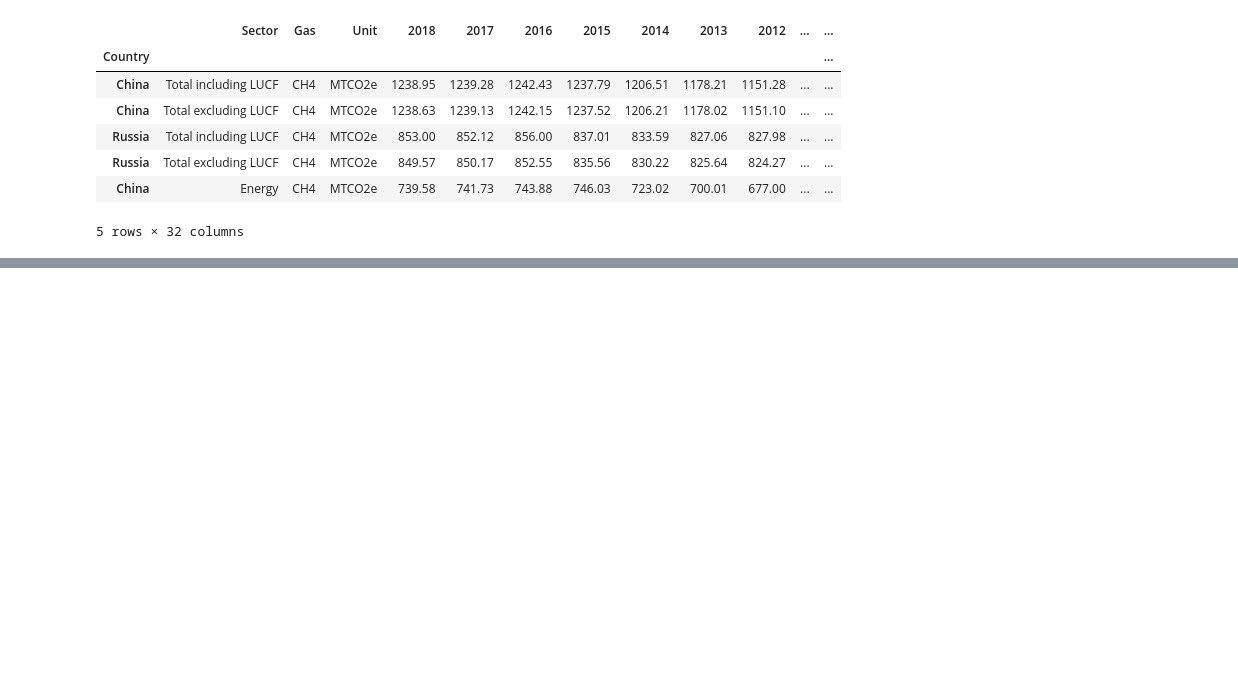
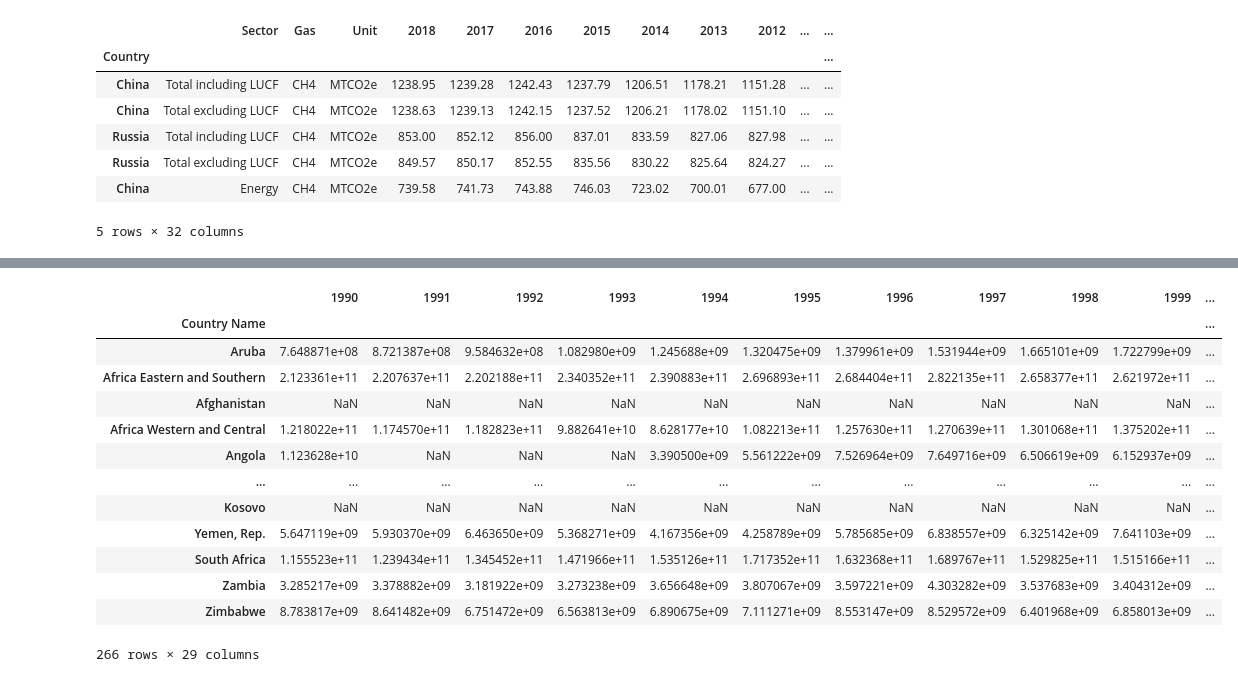
Before and after one commit to OxanaDrotieva/Methane_emissions_analysis, a Jupyter notebook: methane-emissions.ipynb, the cells around one changed output, grey strips where cells are left out. Saved outputs shown, nothing was run; the diff lists cells and outputs as text; code cells hidden in the pictures; blank space fills up the shorter version.

Commit message:
adding GDP data, exploratory analysis

```diff
--- a/methane-emissions.ipynb
+++ b/methane-emissions.ipynb
@@ -18,0 +44,5 @@ methane_emissions.head()
+# %%
+# GDP data to Load
+file = "World GDP Data.xls"
+GDP = pd.read_excel(file, index_col=0)
+GDP.head()
@@ -18,0 +58,19 @@ methane_emissions.head()
+# %%
+# Drop unused GDP columns
+GDP_df = GDP.drop(columns = ["Country Code", "Indicator Name", "Indicator Code", "2019", "2020"])
+GDP_df
+# %% [output]
+|  | 1990 | 1991 | 1992 | 1993 | 1994 | 1995 | 1996 | 1997 | 1998 | 1999 | ... |
+| Country Name |  |  |  |  |  |  |  |  |  |  | ... |
+| Aruba | 7.648871e+08 | 8.721387e+08 | 9.584632e+08 | 1.082980e+09 | 1.245688e+09 | 1.320475e+09 | 1.379961e+09 | 1.531944e+09 | 1.665101e+09 | 1.722799e+09 | ... |
+| Africa Eastern and Southern | 2.123361e+11 | 2.207637e+11 | 2.202188e+11 | 2.340352e+11 | 2.390883e+11 | 2.696893e+11 | 2.684404e+11 | 2.822135e+11 | 2.658377e+11 | 2.621972e+11 | ... |
+| Afghanistan | NaN | NaN | NaN | NaN | NaN | NaN | NaN | NaN | NaN | NaN | ... |
+| Africa Western and Central | 1.218022e+11 | 1.174570e+11 | 1.182823e+11 | 9.882641e+10 | 8.628177e+10 | 1.082213e+11 | 1.257630e+11 | 1.270639e+11 | 1.301068e+11 | 1.375202e+11 | ... |
+| Angola | 1.123628e+10 | NaN | NaN | NaN | 3.390500e+09 | 5.561222e+09 | 7.526964e+09 | 7.649716e+09 | 6.506619e+09 | 6.152937e+09 | ... |
+| ... | ... | ... | ... | ... | ... | ... | ... | ... | ... | ... | ... |
+| Kosovo | NaN | NaN | NaN | NaN | NaN | NaN | NaN | NaN | NaN | NaN | ... |
+| Yemen, Rep. | 5.647119e+09 | 5.930370e+09 | 6.463650e+09 | 5.368271e+09 | 4.167356e+09 | 4.258789e+09 | 5.785685e+09 | 6.838557e+09 | 6.325142e+09 | 7.641103e+09 | ... |
+| South Africa | 1.155523e+11 | 1.239434e+11 | 1.345452e+11 | 1.471966e+11 | 1.535126e+11 | 1.717352e+11 | 1.632368e+11 | 1.689767e+11 | 1.529825e+11 | 1.515166e+11 | ... |
+| Zambia | 3.285217e+09 | 3.378882e+09 | 3.181922e+09 | 3.273238e+09 | 3.656648e+09 | 3.807067e+09 | 3.597221e+09 | 4.303282e+09 | 3.537683e+09 | 3.404312e+09 | ... |
+| Zimbabwe | 8.783817e+09 | 8.641482e+09 | 6.751472e+09 | 6.563813e+09 | 6.890675e+09 | 7.111271e+09 | 8.553147e+09 | 8.529572e+09 | 6.401968e+09 | 6.858013e+09 | ... |
+266 rows × 29 columns
```
Also changed, not shown: parts of 7 cells of this notebook, 1 other file.
